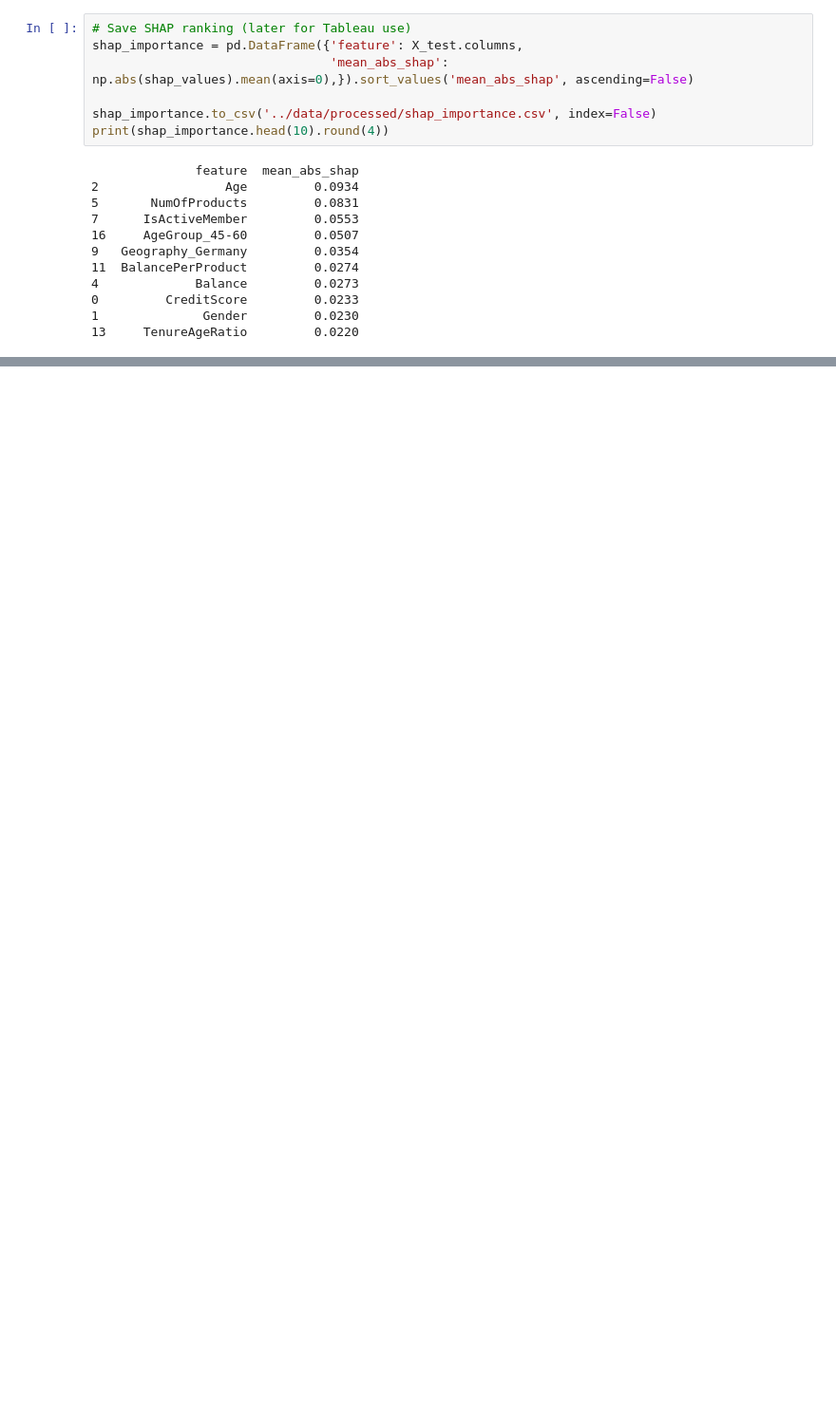
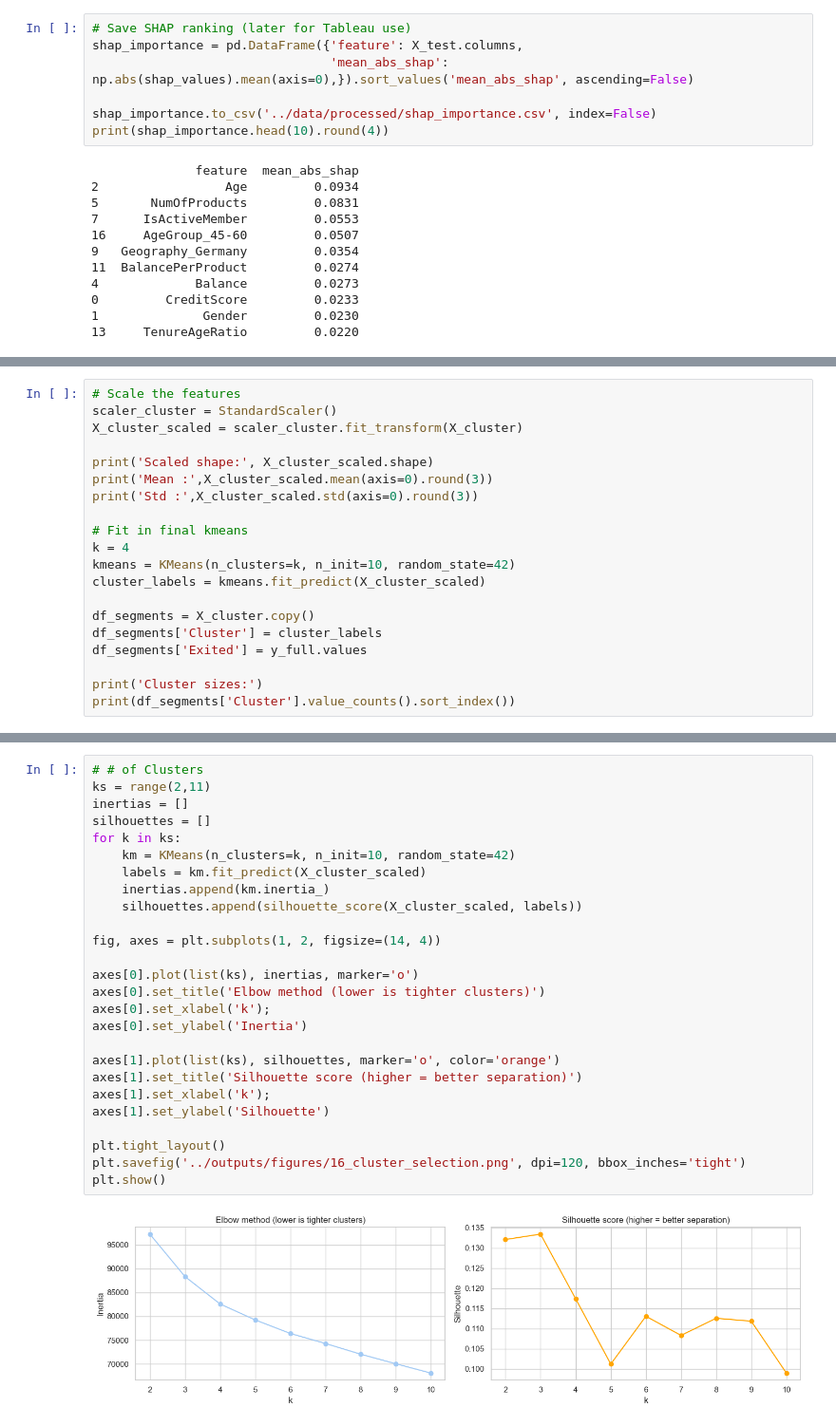
Before and after one commit to trngphng1311/bank-customer-churn-project, a Jupyter notebook: notebooks/03_modeling.ipynb, the cells around one changed output, grey strips where cells are left out. Shown at 95% size. Saved outputs shown, nothing was run; the diff lists cells and outputs as text; blank space fills up the shorter version.

```diff
--- a/notebooks/03_modeling.ipynb
+++ b/notebooks/03_modeling.ipynb
@@ -360,0 +378,20 @@ print(shap_importance.head(10).round(4))
+# %%
+# Scale the features
+scaler_cluster = StandardScaler()
+X_cluster_scaled = scaler_cluster.fit_transform(X_cluster)
+
+print('Scaled shape:', X_cluster_scaled.shape)
+print('Mean :',X_cluster_scaled.mean(axis=0).round(3))
+print('Std :',X_cluster_scaled.std(axis=0).round(3))
+
+# Fit in final kmeans
+k = 4
+kmeans = KMeans(n_clusters=k, n_init=10, random_state=42)
+cluster_labels = kmeans.fit_predict(X_cluster_scaled)
+
+df_segments = X_cluster.copy()
+df_segments['Cluster'] = cluster_labels
+df_segments['Exited'] = y_full.values
+
+print('Cluster sizes:')
+print(df_segments['Cluster'].value_counts().sort_index())
@@ -360,0 +409,28 @@ print(shap_importance.head(10).round(4))
+# %%
+# # of Clusters
+ks = range(2,11)
+inertias = []
+silhouettes = []
+for k in ks:
+    km = KMeans(n_clusters=k, n_init=10, random_state=42)
+    labels = km.fit_predict(X_cluster_scaled)
+    inertias.append(km.inertia_)
+    silhouettes.append(silhouette_score(X_cluster_scaled, labels))
+
+fig, axes = plt.subplots(1, 2, figsize=(14, 4))
+
+axes[0].plot(list(ks), inertias, marker='o')
+axes[0].set_title('Elbow method (lower is tighter clusters)')
+axes[0].set_xlabel('k');
+axes[0].set_ylabel('Inertia')
+
+axes[1].plot(list(ks), silhouettes, marker='o', color='orange')
+axes[1].set_title('Silhouette score (higher = better separation)')
+axes[1].set_xlabel('k');
+axes[1].set_ylabel('Silhouette')
+
+plt.tight_layout()
+plt.savefig('../outputs/figures/16_cluster_selection.png', dpi=120, bbox_inches='tight')
+plt.show()
+# %% [output]
+[figure, added]
```
Also changed, not shown: parts of 6 cells of this notebook, 6 other files.
